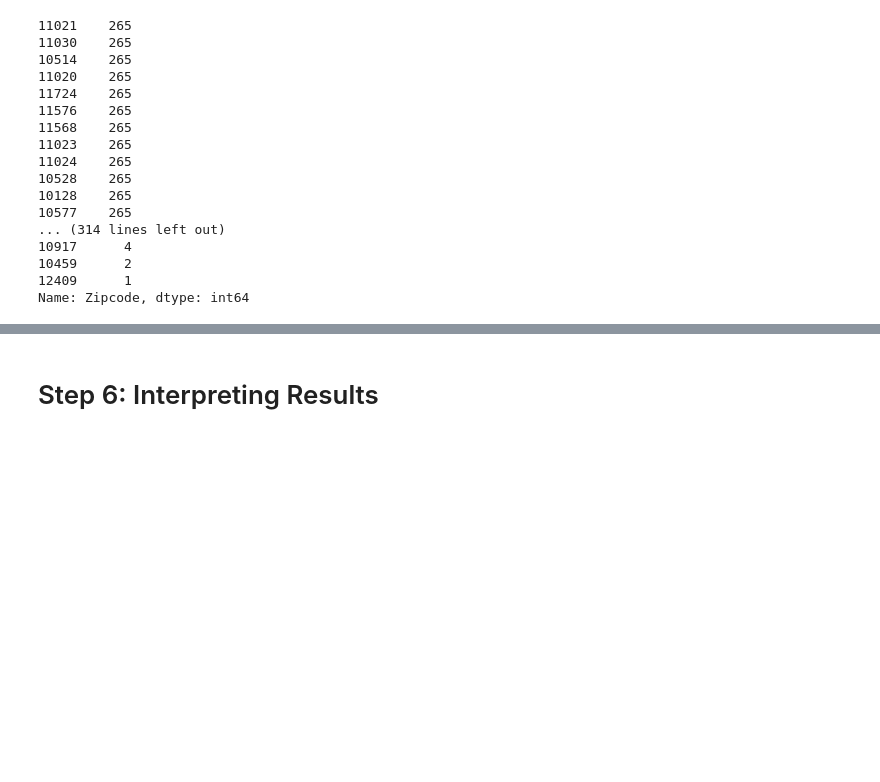
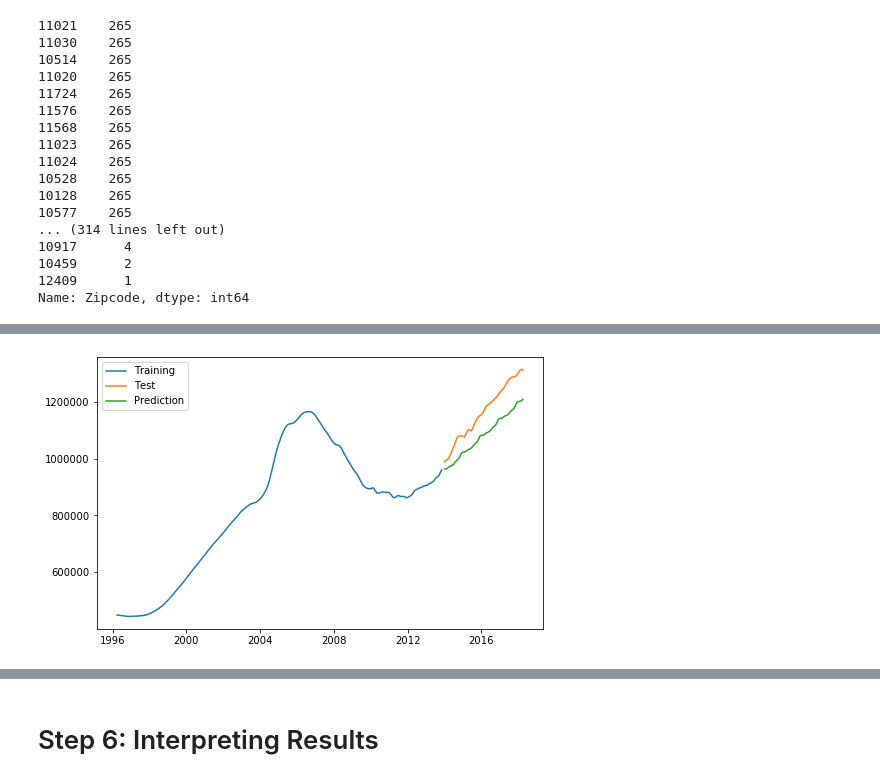
Before and after one commit to learn-co-curriculum/dsc-phase-4-project, a Jupyter notebook: time-series/starter_notebook.ipynb, the cells around one changed output, grey strips where cells are left out. Drawn from its saved outputs; the diff is of its cells as text; code cells hidden in the pictures; blank space fills up the shorter version.

```diff
--- a/time-series/starter_notebook.ipynb
+++ b/time-series/starter_notebook.ipynb
@@ -472,0 +756,7 @@ ny_under.head()
+# %%
+arima_model = auto_arima(train, start_p = 0, d=1, start_q = 0,
+                         max_p=10, max_d=10, max_q = 10, start_P = 0,
+                        D = 1, start_Q=0, max_P=10, max_D = 10,
+                        max_Q=5, m=12, seasonal=True,
+                        error_action = 'warn', trace = True,
+                        random_state = 20, n_fits = 50)
@@ -472,0 +806,4 @@ ny_under.head()
+# %%
+prediction = pd.DataFrame(arima_model.predict(n_periods = 52), index=test.index)
+prediction.columns = ['prediction_sales']
+prediction.head()
@@ -472,0 +818,9 @@ ny_under.head()
+# %%
+plt.figure(figsize=(8,5))
+plt.plot(train, label = 'Training')
+plt.plot(test, label = 'Test')
+plt.plot(prediction, label = 'Prediction')
+plt.legend(loc = 'best')
+plt.show()
+# %% [output]
+[figure, added]
```
Also changed, not shown: parts of 287 cells of this notebook.
